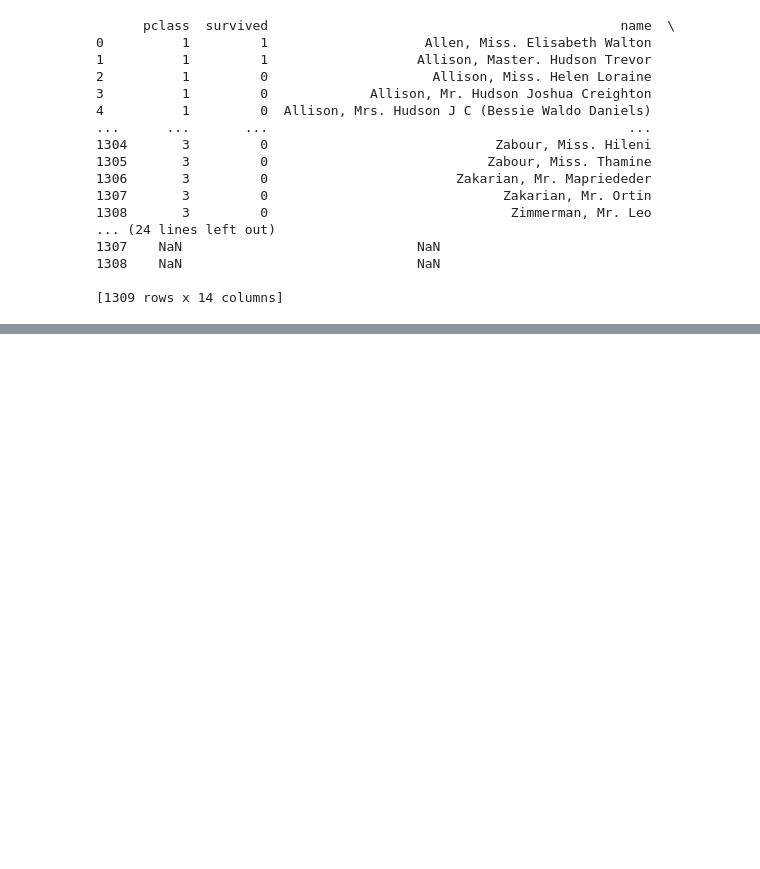
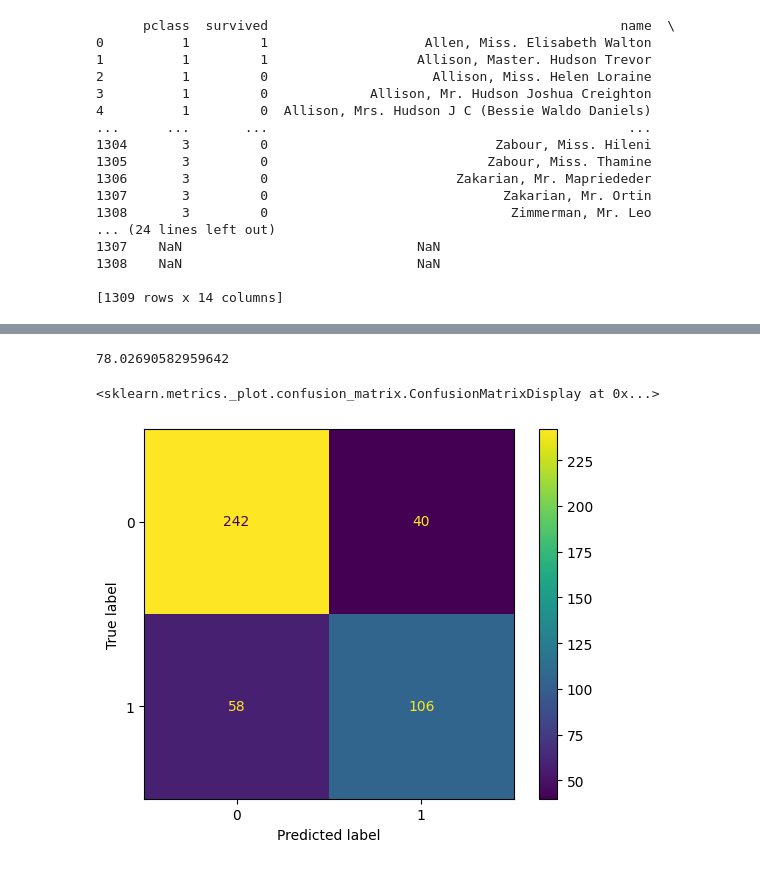
Before and after one commit to yousung-kwon/git_practice, a Jupyter notebook: Titanic/titanic.ipynb, the cells around one changed output, grey strips where cells are left out. Cells and saved outputs as stored; diff of their text form; code cells hidden in the pictures; blank space fills up the shorter version.

Commit message:
after model change

```diff
--- a/Titanic/titanic.ipynb
+++ b/Titanic/titanic.ipynb
@@ -41,0 +191,9 @@ print(df)
+# %%
+from sklearn.model_selection import train_test_split
+x_train,x_test,y_train,y_test = train_test_split(x,y,test_size = 0.34)
+# %%
+from sklearn.neighbors import KNeighborsClassifier
+from sklearn.pipeline import make_pipeline
+model = KNeighborsClassifier(9)
+pipe = make_pipeline(trans,model)
+pipe
@@ -41,0 +230,2 @@ print(df)
+# %%
+pipe.fit(x_train,y_train)
@@ -41,0 +244,2 @@ print(df)
+# %%
+pipe.fit(x_train,y_train)
@@ -41,0 +279,11 @@ print(df)
+# %%
+from sklearn.metrics import accuracy_score
+accuracy_score(pred,y_test)*100
+# %% [output]
+78.02690582959642
+# %%
+from sklearn.metrics import ConfusionMatrixDisplay
+ConfusionMatrixDisplay.from_estimator(pipe,x_test,y_test)
+# %% [output]
+<sklearn.metrics._plot.confusion_matrix.ConfusionMatrixDisplay at 0x...>
+[figure, added]
```
Also changed, not shown: parts of 48 cells of this notebook.
